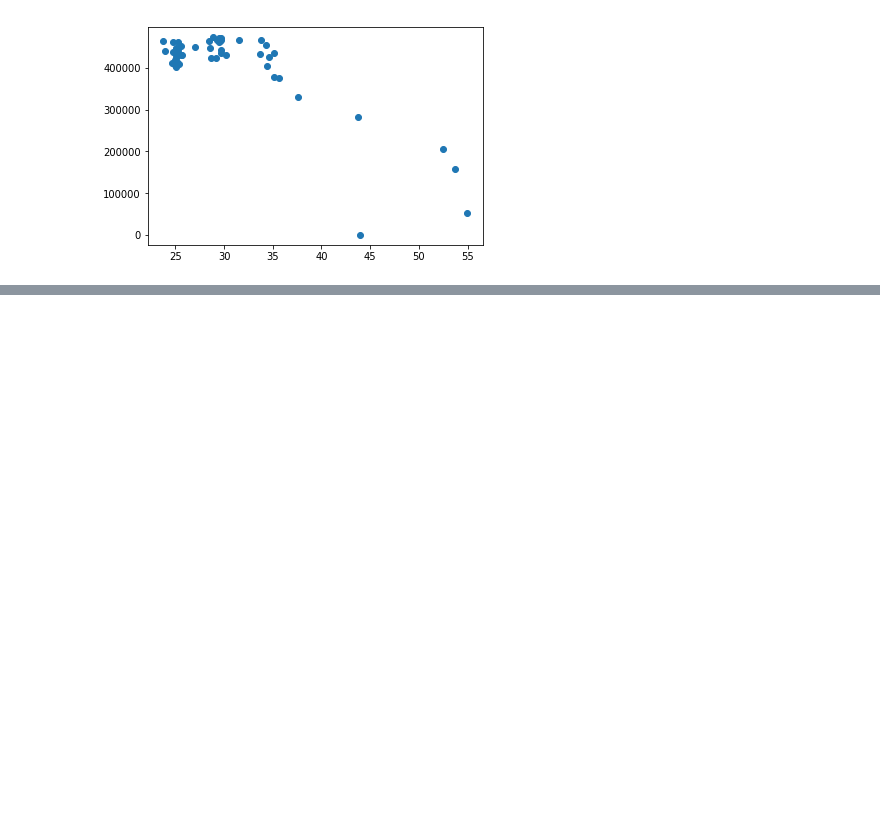
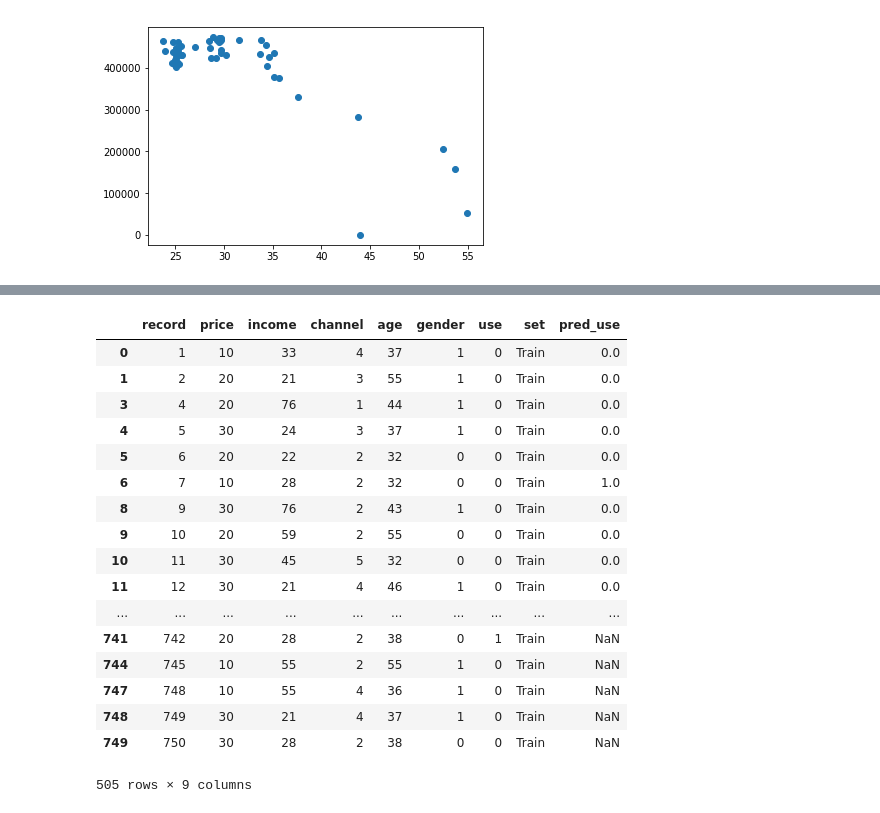
Before and after one commit to docligot/web-bootcamp-1, a Jupyter notebook: doc/python/Python Exercises.ipynb, the cells around one changed output, grey strips where cells are left out. Cells and saved outputs as stored; diff of their text form; code cells hidden in the pictures; blank space fills up the shorter version.

```diff
--- a/doc/python/Python Exercises.ipynb
+++ b/doc/python/Python Exercises.ipynb
@@ -242,0 +358,3 @@ plt.scatter(df.price_a, df.sales_a)
+# %%
+from sklearn.linear_model import LogisticRegression
+lg = LogisticRegression()
@@ -242,0 +392,24 @@ plt.scatter(df.price_a, df.sales_a)
+# %%
+train_out = train.join(pd.DataFrame(lg.predict(ind_var)))
+train_out = train_out.rename(columns={0: 'pred_use'})
+# %%
+train_out
+# %% [output]
+|  | record | price | income | channel | age | gender | use | set | pred_use |
+| 0 | 1 | 10 | 33 | 4 | 37 | 1 | 0 | Train | 0.0 |
+| 1 | 2 | 20 | 21 | 3 | 55 | 1 | 0 | Train | 0.0 |
+| 3 | 4 | 20 | 76 | 1 | 44 | 1 | 0 | Train | 0.0 |
+| 4 | 5 | 30 | 24 | 3 | 37 | 1 | 0 | Train | 0.0 |
+| 5 | 6 | 20 | 22 | 2 | 32 | 0 | 0 | Train | 0.0 |
+| 6 | 7 | 10 | 28 | 2 | 32 | 0 | 0 | Train | 1.0 |
+| 8 | 9 | 30 | 76 | 2 | 43 | 1 | 0 | Train | 0.0 |
+| 9 | 10 | 20 | 59 | 2 | 55 | 0 | 0 | Train | 0.0 |
+| 10 | 11 | 30 | 45 | 5 | 32 | 0 | 0 | Train | 0.0 |
+| 11 | 12 | 30 | 21 | 4 | 46 | 1 | 0 | Train | 0.0 |
+| ... | ... | ... | ... | ... | ... | ... | ... | ... | ... |
+| 741 | 742 | 20 | 28 | 2 | 38 | 0 | 1 | Train | NaN |
+| 744 | 745 | 10 | 55 | 2 | 55 | 1 | 0 | Train | NaN |
+| 747 | 748 | 10 | 55 | 4 | 36 | 1 | 0 | Train | NaN |
+| 748 | 749 | 30 | 21 | 4 | 37 | 1 | 0 | Train | NaN |
+| 749 | 750 | 30 | 28 | 2 | 38 | 0 | 0 | Train | NaN |
+505 rows × 9 columns
```
Also changed, not shown: parts of 27 cells of this notebook.
